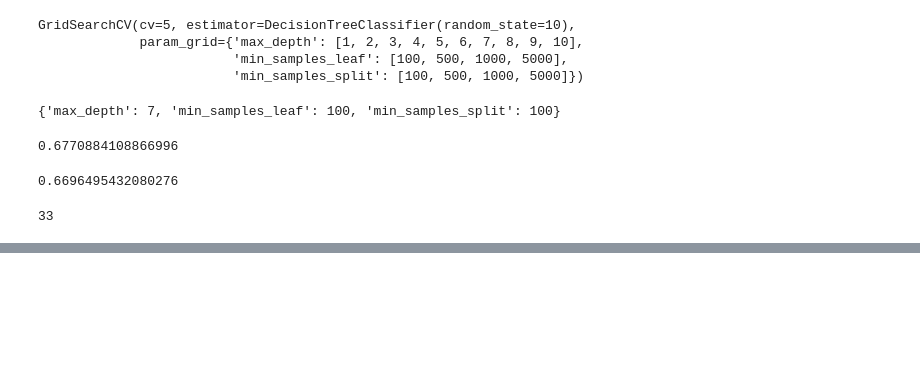
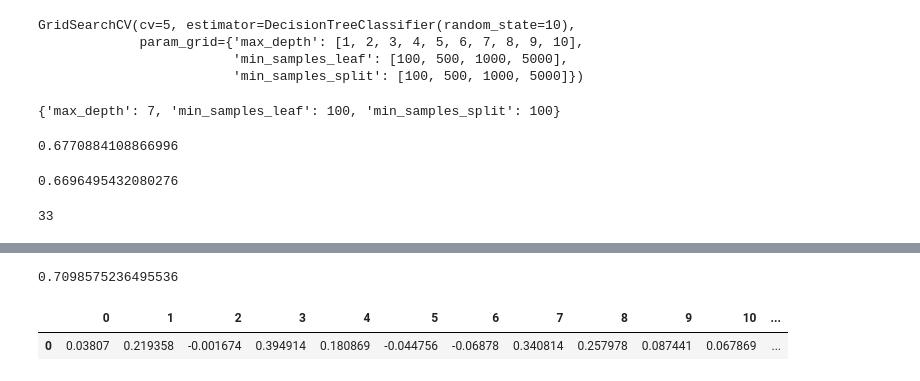
Before and after one commit to petercvuong/Phase-3-Project, a Jupyter notebook: Project 3 Notebook.ipynb, the cells around one changed output, grey strips where cells are left out. Saved outputs shown, nothing was run; the diff lists cells and outputs as text; code cells hidden in the pictures; blank space fills up the shorter version.

```diff
--- a/Project 3 Notebook.ipynb
+++ b/Project 3 Notebook.ipynb
@@ -587,0 +601,9 @@ Recall Score: 0.539
+# %%
+model_coef = pd.DataFrame(model.coef_)
+print(np.exp(-0.342691))
+model_coef
+# Focus on whatever parameters make sense to our business problem (- = less likely to get vaccine, and thus need more information to combat this)
+# %% [output]
+0.7098575236495536
+|  | 0 | 1 | 2 | 3 | 4 | 5 | 6 | 7 | 8 | 9 | 10 | ... |
+| 0 | 0.03807 | 0.219358 | -0.001674 | 0.394914 | 0.180869 | -0.044756 | -0.06878 | 0.340814 | 0.257978 | 0.087441 | 0.067869 | ... |
```
Also changed, not shown: parts of 20 cells of this notebook.
